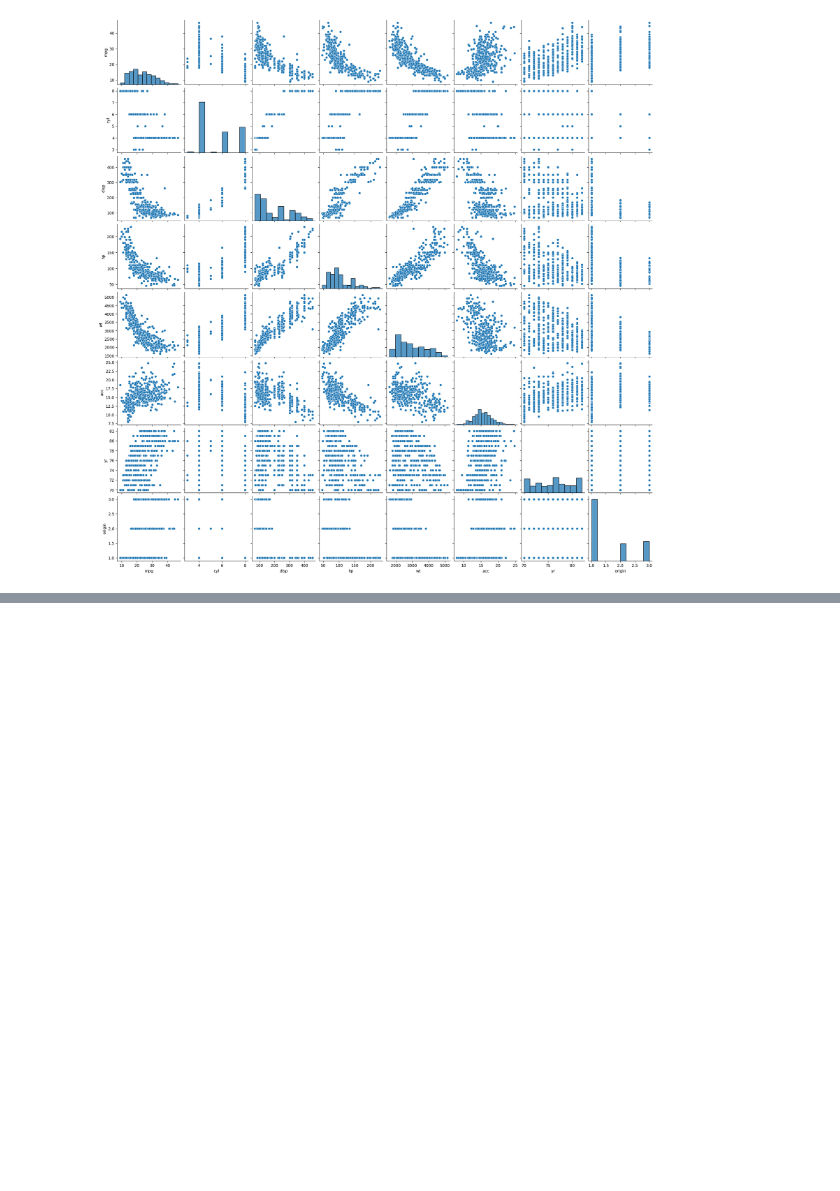
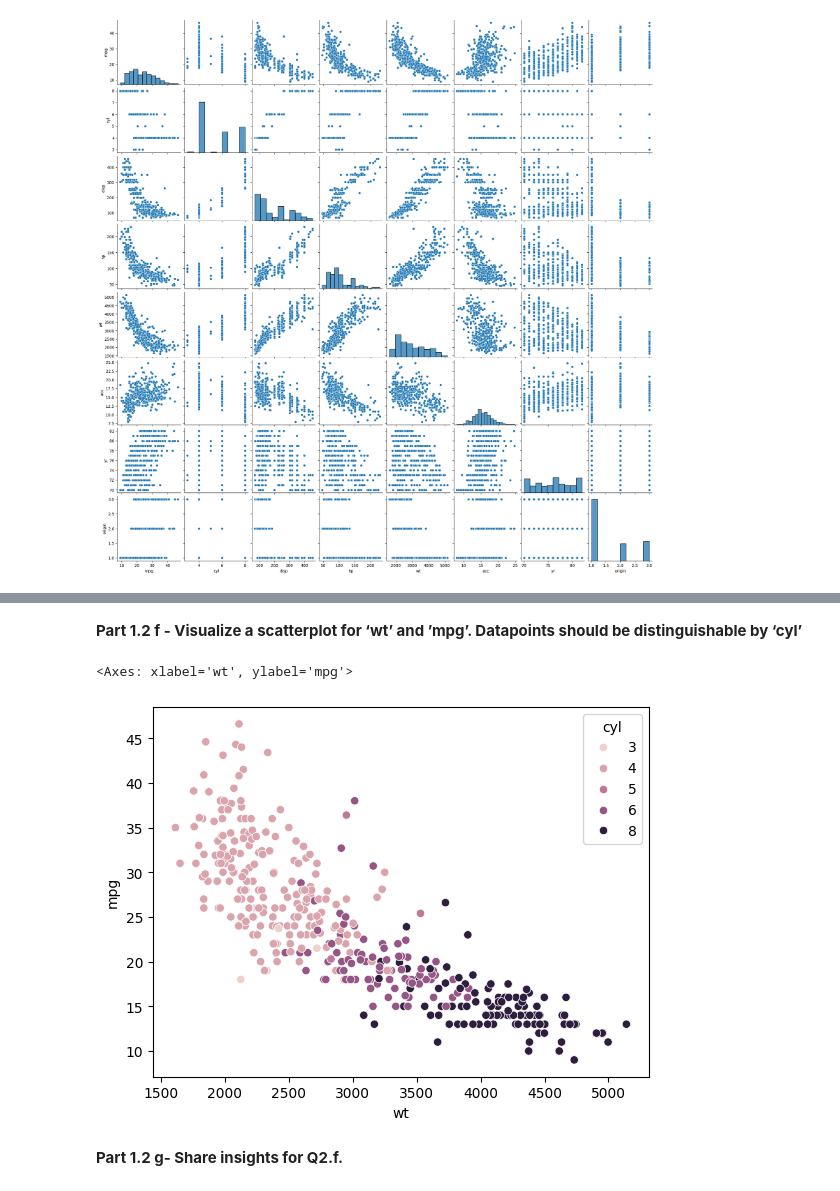
Before and after one commit to RethinaDuraiJohn/GreatLearning, a Jupyter notebook: Unsupervised/Project/UnsupervisedProject.ipynb, the cells around one changed output, grey strips where cells are left out. Saved outputs shown, nothing was run; the diff lists cells and outputs as text; code cells hidden in the pictures; blank space fills up the shorter version.

```diff
--- a/Unsupervised/Project/UnsupervisedProject.ipynb
+++ b/Unsupervised/Project/UnsupervisedProject.ipynb
@@ -328,0 +345,10 @@ sns.pairplot(data)
+# %% [markdown]
+**Part 1.2 f - Visualize a scatterplot for ‘wt’ and ’mpg’.
+Datapoints should be distinguishable by ‘cyl’**
+# %%
+sns.scatterplot(data=data, x='wt', y='mpg', hue='cyl')
+# %% [output]
+<Axes: xlabel='wt', ylabel='mpg'>
+[figure, added]
+# %% [markdown]
+**Part 1.2 g- Share insights for Q2.f.**
```
Also changed, not shown: parts of 5 cells of this notebook.
